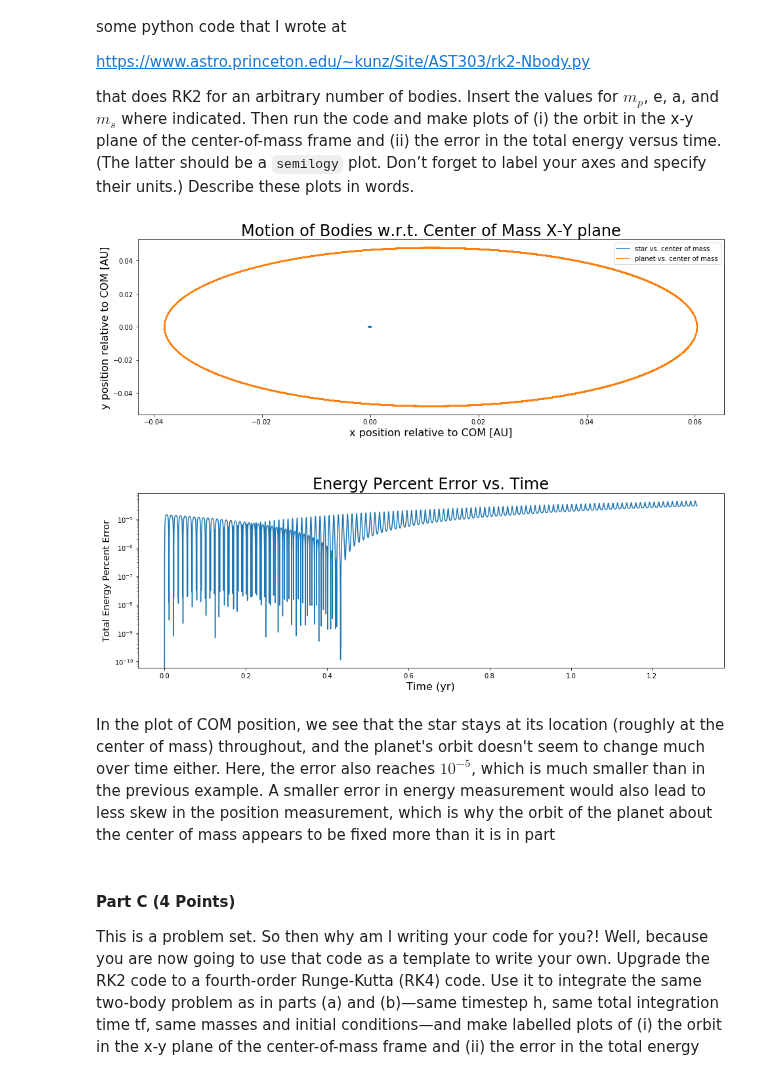
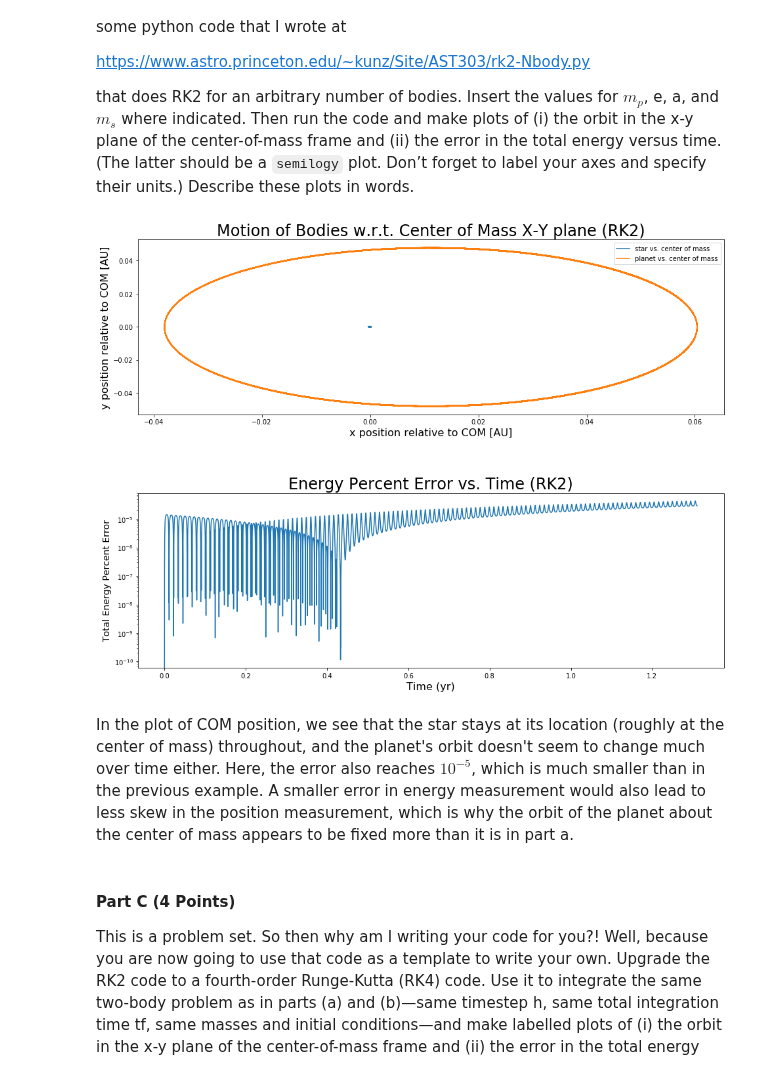
Before and after one commit to m4ese/astroResearchMethods, a Jupyter notebook: Forese_Slav_Assignment_4.ipynb, the cells around one changed output. Drawn from its saved outputs; the diff is of its cells as text; code cells hidden in the pictures.

```diff
--- a/edits_to_4_new.ipynb
+++ b/Forese_Slav_Assignment_4.ipynb
@@ -649,7 +649,7 @@ ax.plot(x_1-x_cms,y_1-y_cms,label = 'star vs. center of mass')
 
 ax.set_xlabel('x position relative to COM [AU]',fontsize = 16)
 ax.set_ylabel('y position relative to COM [AU]',fontsize = 16)
-ax.set_title('Motion of Bodies w.r.t. Center of Mass X-Y plane',fontsize = 24)
+ax.set_title('Motion of Bodies w.r.t. Center of Mass X-Y plane (forward-Euler)',fontsize = 24)
 #ax.legend()
 plt.legend()
 ax = plt.subplot(212)
@@ -659,7 +659,7 @@ ax = plt.subplot(212)
 ax.semilogy(t,abs(enrg-enrg[0])/abs(enrg[0]))
 ax.set_xlabel('Time (yr)',fontsize = 16)
 ax.set_ylabel('Total Energy Percent Error',fontsize = 14)
-ax.set_title('Energy Percent Error vs. Time', fontsize = 24)
+ax.set_title('Energy Percent Error vs. Time (forward-Euler)', fontsize = 24)
 
 fig.subplots_adjust(hspace = 0.45)
 
@@ -776,39 +776,42 @@ for i in range(len(x)):
     x_cms[i] = (1 /(ms+mp))*(ms*x[i,1] + mp*x[i,0])
     y_cms[i] = (1 /(ms+mp))*(ms*y[i,1] + mp*y[i,0])
     x_1[i] = x[i,1]
     x_0[i] = x[i,0]
     y_1[i] = y[i,1]
     y_0[i] = y[i,0]
 
 
+errors_RK2 = abs(enrg-enrg[0])
+
 ax= plt.subplot(211)
 
 #ax.plot(x[:,0],y[:,0],label = 'star')
 #ax.plot(x[:,1],y[:,1],label = 'planet')
 ax.plot(x_1-x_cms,y_1-y_cms,label = 'star vs. center of mass')
 ax.plot(x_0-x_cms,y_0-y_cms,label = 'planet vs. center of mass')
 
 ax.set_xlabel('x position relative to COM [AU]',fontsize = 16)
 ax.set_ylabel('y position relative to COM [AU]',fontsize = 16)
-ax.set_title('Motion of Bodies w.r.t. Center of Mass X-Y plane',fontsize = 24)
+ax.set_title('Motion of Bodies w.r.t. Center of Mass X-Y plane (RK2)',fontsize = 24)
 #ax.legend()
 plt.legend()
 ax = plt.subplot(212)
 
 #taking the absolute value of energy since all of the values are negative (as it should \
 #be for a bound orbit)
-ax.semilogy(t,abs(enrg-enrg[0])/abs(enrg[0]))
+ax.semilogy(t,np.abs(enrg-enrg[0])/np.abs(enrg[0]))
+            # abs(enrg-enrg[0])/abs(enrg[0]))
 ax.set_xlabel('Time (yr)',fontsize = 16)
 ax.set_ylabel('Total Energy Percent Error',fontsize = 14)
-ax.set_title('Energy Percent Error vs. Time', fontsize = 24)
+ax.set_title('Energy Percent Error vs. Time (RK2)', fontsize = 24)
 
 fig.subplots_adjust(hspace = 0.45)
 
 plt.show()
 # %% [output]
-[figure, old version]
+[figure, new version]
 # %% [markdown]
-In the plot of COM position, we see that the star stays at its location (roughly at the center of mass) throughout, and the planet's orbit doesn't seem to change much over time either. Here, the error also reaches $10^{-5}$, which is much smaller than in the previous example. A smaller error in energy measurement would also lead to less skew in the position measurement, which is why the orbit of the planet about the center of mass appears to be fixed more than it is in part
+In the plot of COM position, we see that the star stays at its location (roughly at the center of mass) throughout, and the planet's orbit doesn't seem to change much over time either. Here, the error also reaches $10^{-5}$, which is much smaller than in the previous example. A smaller error in energy measurement would also lead to less skew in the position measurement, which is why the orbit of the planet about the center of mass appears to be fixed more than it is in part a.
 # %% [markdown]
 #### Part C (4 Points)
 
```
Also changed, not shown: parts of 3 cells of this notebook.
